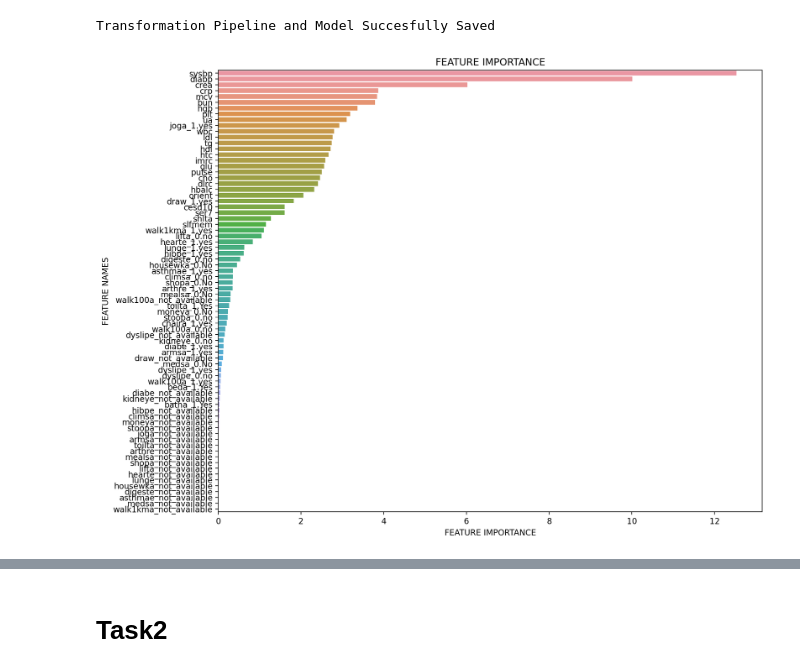
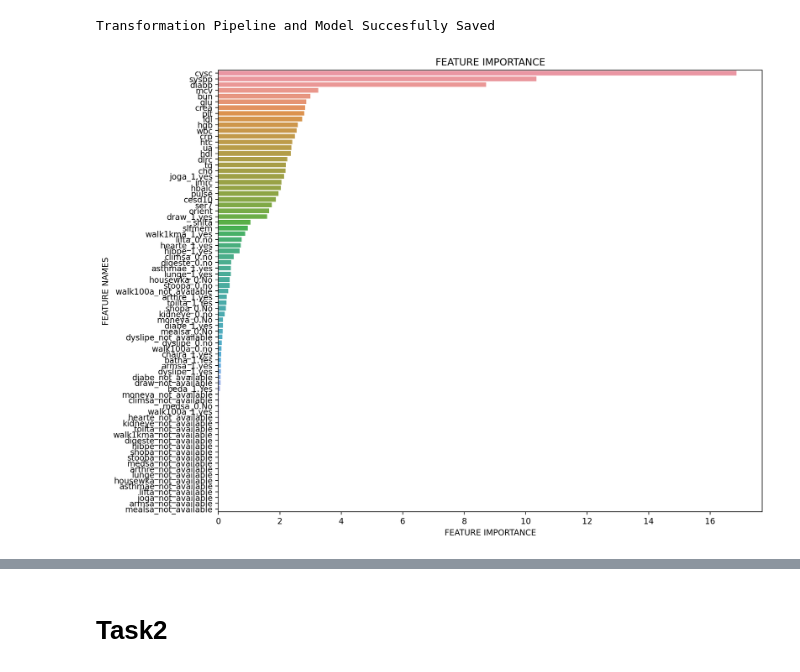
Before and after one commit to FoeinLove/DKU, a Jupyter notebook: Task include cysc.ipynb, the cells around one changed output, grey strips where cells are left out. Saved outputs shown, nothing was run; the diff lists cells and outputs as text; code cells hidden in the pictures.

```diff
--- a/Task include cysc.ipynb
+++ b/Task include cysc.ipynb
@@ -133,28 +133,28 @@ Transformation Pipeline and Model Succesfully Saved
 # %%
 import pandas as pd
 import numpy as np
 import matplotlib.pyplot as plt
 import seaborn as sns
 
 def plot_feature_importance(importance,names,model_type):
     feature_importance = np.array(importance)
     feature_names = np.array(names)
 
 
     data={'feature_names':feature_names,'feature_importance':feature_importance}
     fi_df = pd.DataFrame(data)
 
     fi_df.sort_values(by=['feature_importance'], ascending=False,inplace=True)
 
 
     plt.figure(figsize=(12,10),dpi=200)
 
     sns.barplot(x=fi_df['feature_importance'], y=fi_df['feature_names'])
 
     plt.title(model_type + 'FEATURE IMPORTANCE')
     plt.xlabel('FEATURE IMPORTANCE')
     plt.ylabel('FEATURE NAMES')
 
-plot_feature_importance(cat.feature_importances_,cat.feature_names_,'')
+plot_feature_importance(best_task1.feature_importances_,best_task1.feature_names_,'')
 # %% [output]
-[figure, old version]
+[figure, new version]
```
Also changed, not shown: parts of 3 cells of this notebook.
